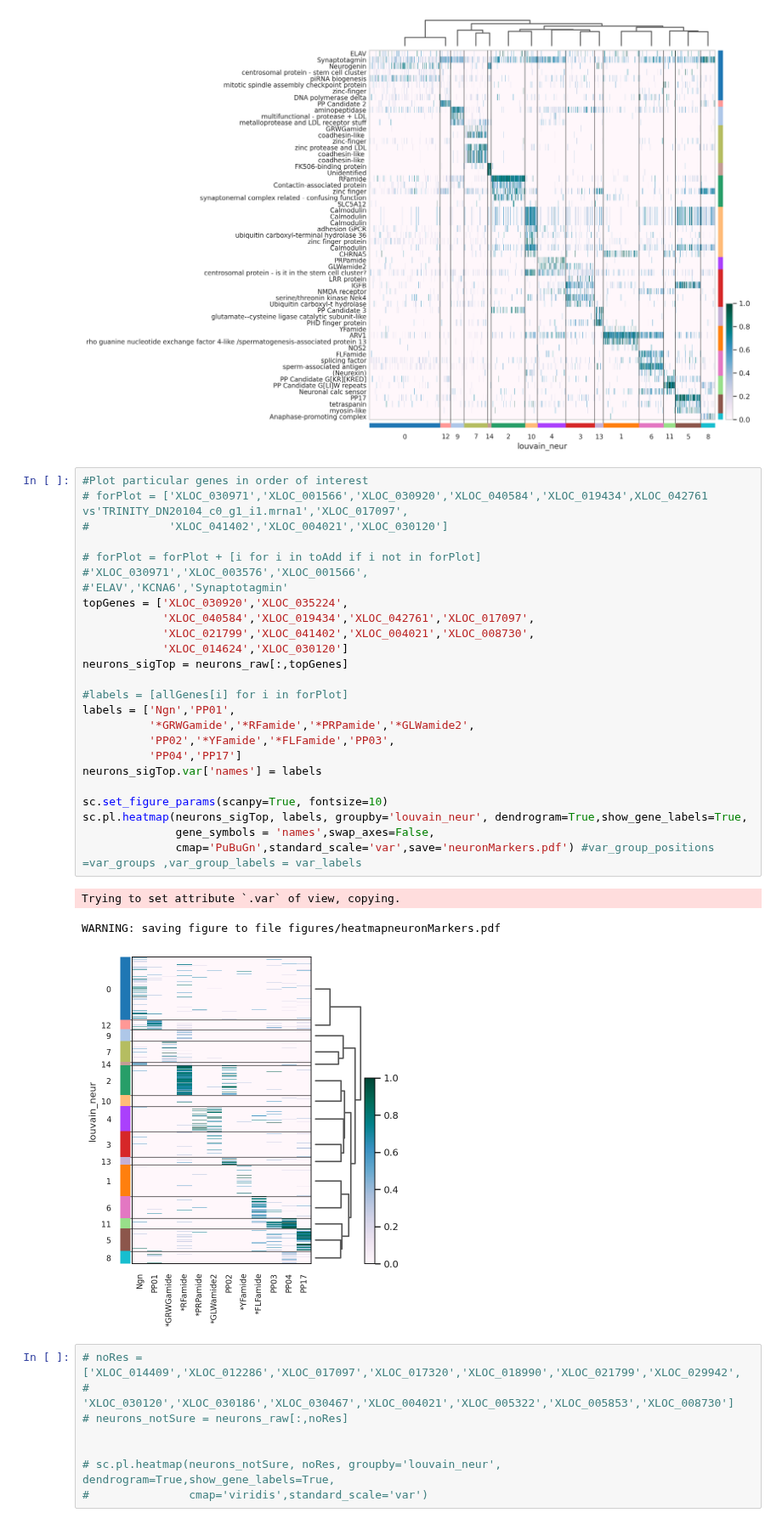
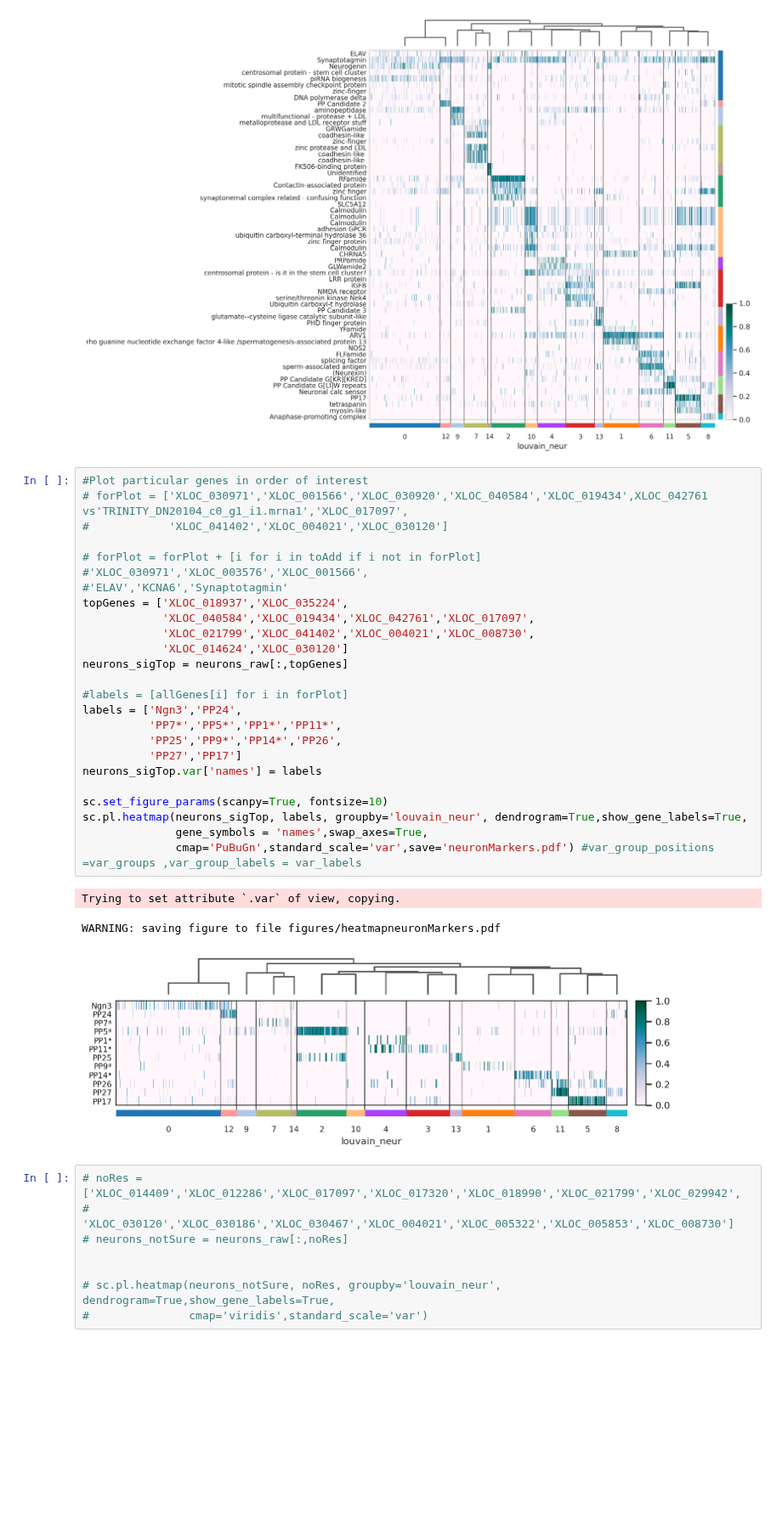
Before and after one commit to pachterlab/CWGFLHGCCHAP_2021, a Jupyter notebook: notebooks/neuronSubpop_Analysis.ipynb, the cells around one changed output. Shown at 85% size. Saved outputs shown, nothing was run; the diff lists cells and outputs as text; blank space fills up the shorter version.

Commit message:
Update neuropeptide names

```diff
--- a/notebooks/neuronSubpop_Analysis.ipynb
+++ b/notebooks/neuronSubpop_Analysis.ipynb
@@ -1080,32 +1084,32 @@ WARNING: saving figure to file figures/heatmapneuronMarkers.pdf
 # %%
 #Plot particular genes in order of interest
 # forPlot = ['XLOC_030971','XLOC_001566','XLOC_030920','XLOC_040584','XLOC_019434',XLOC_042761 vs'TRINITY_DN20104_c0_g1_i1.mrna1','XLOC_017097',
 #            'XLOC_041402','XLOC_004021','XLOC_030120']
 
 # forPlot = forPlot + [i for i in toAdd if i not in forPlot]
 #'XLOC_030971','XLOC_003576','XLOC_001566',
 #'ELAV','KCNA6','Synaptotagmin'
-topGenes = ['XLOC_030920','XLOC_035224',
+topGenes = ['XLOC_018937','XLOC_035224',
             'XLOC_040584','XLOC_019434','XLOC_042761','XLOC_017097',
             'XLOC_021799','XLOC_041402','XLOC_004021','XLOC_008730',
             'XLOC_014624','XLOC_030120']
 neurons_sigTop = neurons_raw[:,topGenes]
 
 #labels = [allGenes[i] for i in forPlot]
-labels = ['Ngn','PP01',
-          '*GRWGamide','*RFamide','*PRPamide','*GLWamide2',
-          'PP02','*YFamide','*FLFamide','PP03',
-          'PP04','PP17']
+labels = ['Ngn3','PP24',
+          'PP7*','PP5*','PP1*','PP11*',
+          'PP25','PP9*','PP14*','PP26',
+          'PP27','PP17']
 neurons_sigTop.var['names'] = labels
 
 sc.set_figure_params(scanpy=True, fontsize=10)
 sc.pl.heatmap(neurons_sigTop, labels, groupby='louvain_neur', dendrogram=True,show_gene_labels=True,
-              gene_symbols = 'names',swap_axes=False,
+              gene_symbols = 'names',swap_axes=True,
               cmap='PuBuGn',standard_scale='var',save='neuronMarkers.pdf') #var_group_positions =var_groups ,var_group_labels = var_labels
 # %% [output]
 Trying to set attribute `.var` of view, copying.
 WARNING: saving figure to file figures/heatmapneuronMarkers.pdf
-[figure, old version]
+[figure, new version]
 # %%
 # noRes = ['XLOC_014409','XLOC_012286','XLOC_017097','XLOC_017320','XLOC_018990','XLOC_021799','XLOC_029942',
 #          'XLOC_030120','XLOC_030186','XLOC_030467','XLOC_004021','XLOC_005322','XLOC_005853','XLOC_008730']
```
Also changed, not shown: parts of 1 cell of this notebook.
